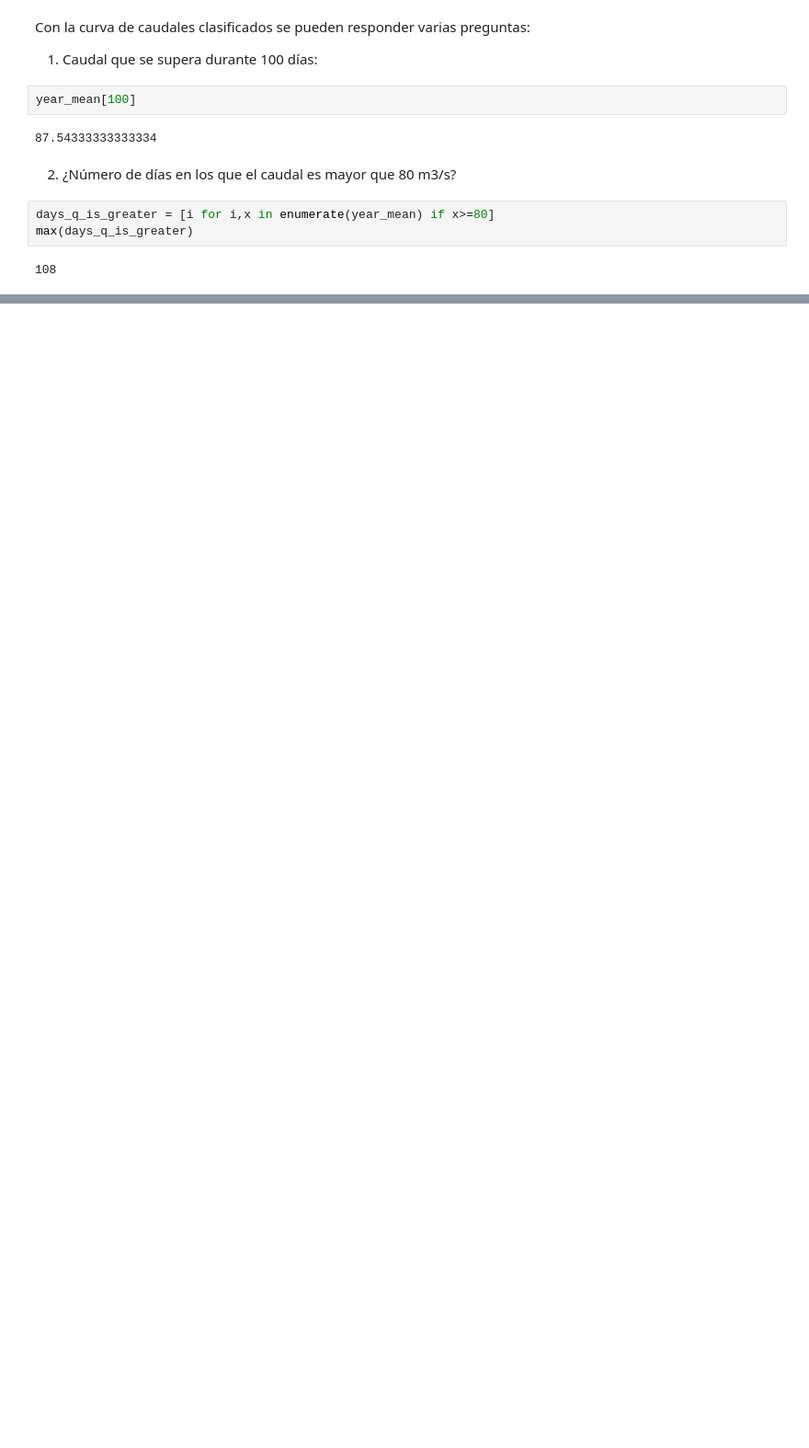
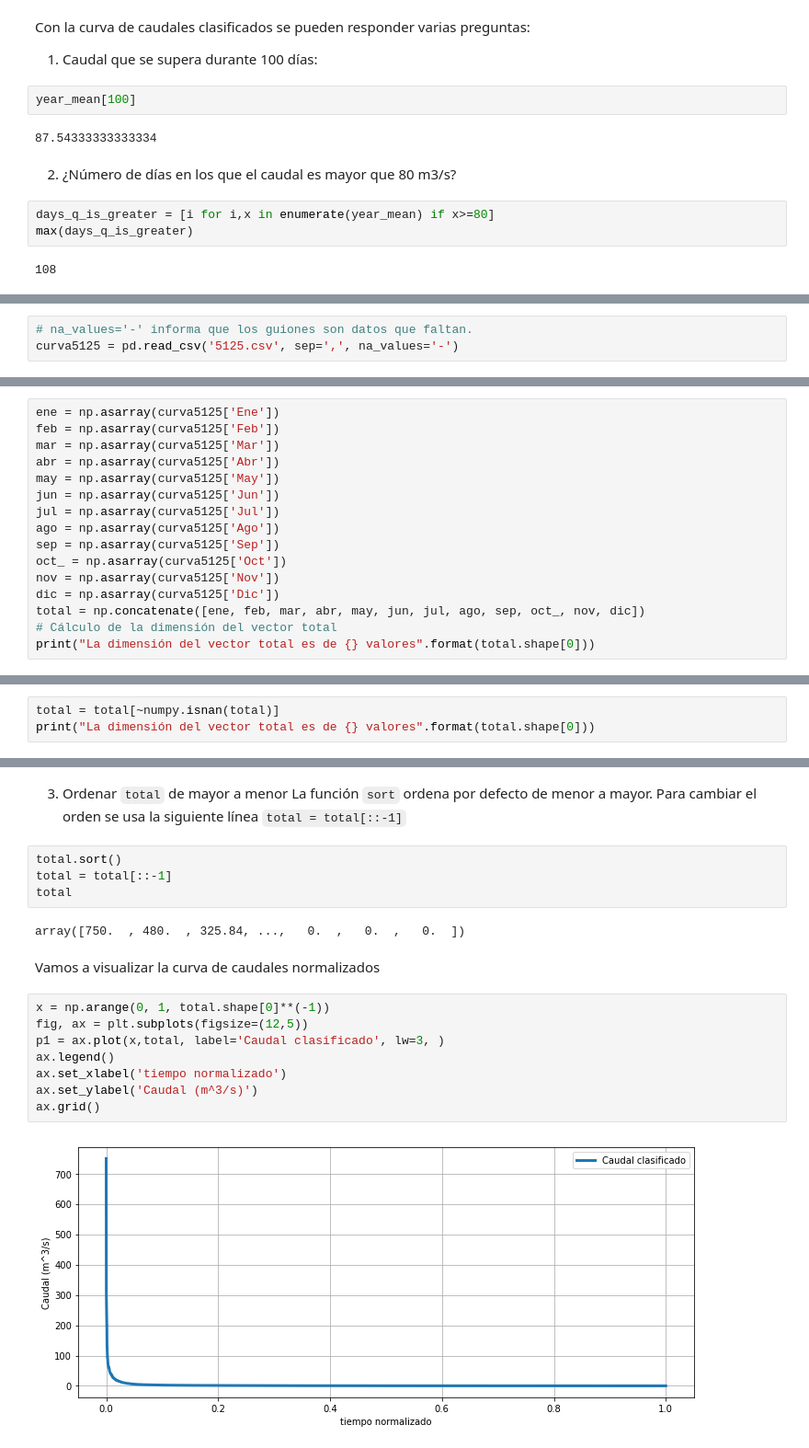
Before and after one commit to a-marano/Problemas-Notebooks, a Jupyter notebook: Caudal/caudales_clasificados.ipynb, the cells around one changed output, grey strips where cells are left out. Shown at 92% size. Drawn from its saved outputs; the diff is of its cells as text; blank space fills up the shorter version.

Commit message:
Add new format for flow file

```diff
--- a/Caudal/caudales_clasificados.ipynb
+++ b/Caudal/caudales_clasificados.ipynb
@@ -269,0 +277,3 @@ max(days_q_is_greater)
+# %%
+# na_values='-' informa que los guiones son datos que faltan.
+curva5125 = pd.read_csv('5125.csv', sep=',', na_values='-')
@@ -269,0 +303,16 @@ max(days_q_is_greater)
+# %%
+ene = np.asarray(curva5125['Ene'])
+feb = np.asarray(curva5125['Feb'])
+mar = np.asarray(curva5125['Mar'])
+abr = np.asarray(curva5125['Abr'])
+may = np.asarray(curva5125['May'])
+jun = np.asarray(curva5125['Jun'])
+jul = np.asarray(curva5125['Jul'])
+ago = np.asarray(curva5125['Ago'])
+sep = np.asarray(curva5125['Sep'])
+oct_ = np.asarray(curva5125['Oct'])
+nov = np.asarray(curva5125['Nov'])
+dic = np.asarray(curva5125['Dic'])
+total = np.concatenate([ene, feb, mar, abr, may, jun, jul, ago, sep, oct_, nov, dic])
+# Cálculo de la dimensión del vector total
+print("La dimensión del vector total es de {} valores".format(total.shape[0]))
@@ -269,0 +323,3 @@ max(days_q_is_greater)
+# %%
+total = total[~numpy.isnan(total)]
+print("La dimensión del vector total es de {} valores".format(total.shape[0]))
@@ -269,0 +328,22 @@ max(days_q_is_greater)
+# %% [markdown]
+3. Ordenar `total` de mayor a menor
+    La función `sort` ordena por defecto de menor a mayor. Para cambiar el orden se usa la siguiente línea
+     `total = total[::-1]`
+# %%
+total.sort()
+total = total[::-1]
+total
+# %% [output]
+array([750.  , 480.  , 325.84, ...,   0.  ,   0.  ,   0.  ])
+# %% [markdown]
+Vamos a visualizar la curva de caudales normalizados
+# %%
+x = np.arange(0, 1, total.shape[0]**(-1))
+fig, ax = plt.subplots(figsize=(12,5))
+p1 = ax.plot(x,total, label='Caudal clasificado', lw=3, )
+ax.legend()
+ax.set_xlabel('tiempo normalizado')
+ax.set_ylabel('Caudal (m^3/s)')
+ax.grid()
+# %% [output]
+[figure, added]
```
Also changed, not shown: parts of 9 cells of this notebook.
